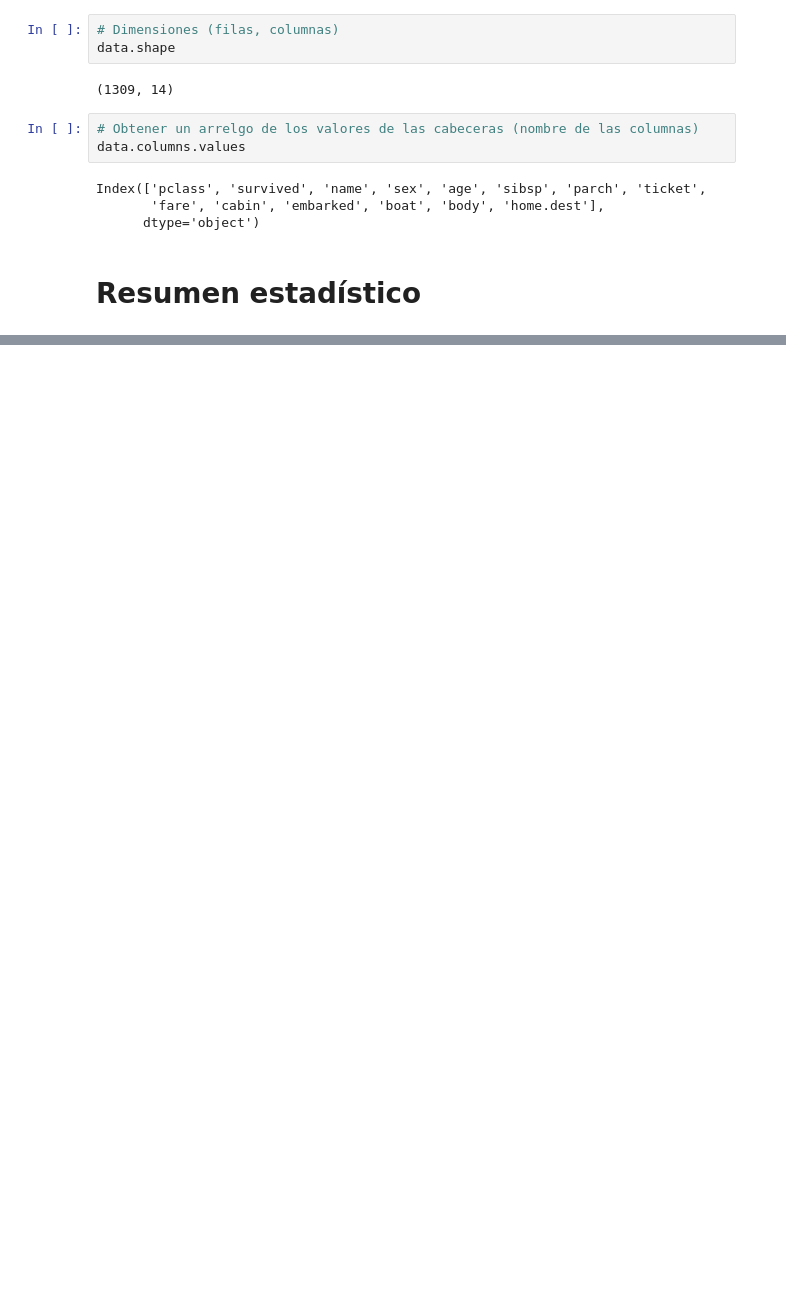
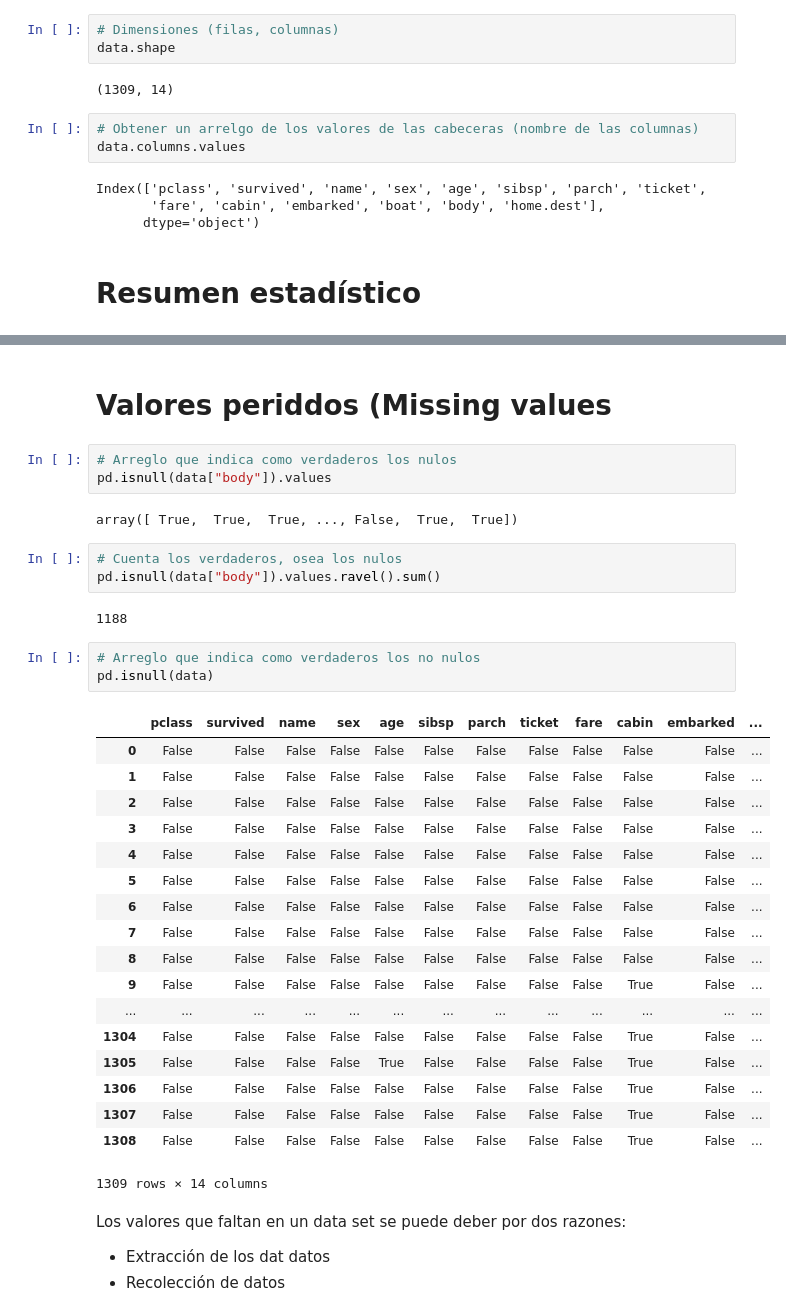
Before and after one commit to smenaaliaga/python-ml-course, a Jupyter notebook: notebooks mio/T1 - 2 - Data Cleaning - Análisis Preliminar de los Datos.ipynb, the cells around one changed output, grey strips where cells are left out. Cells and saved outputs as stored; diff of their text form; blank space fills up the shorter version.

Commit message:
Valores perdidos

```diff
--- a/notebooks mio/T1 - 2 - Data Cleaning - Análisis Preliminar de los Datos.ipynb
+++ b/notebooks mio/T1 - 2 - Data Cleaning - Análisis Preliminar de los Datos.ipynb
@@ -74,0 +59,39 @@ dtype: object
+# %% [markdown]
+# Valores periddos (Missing values
+# %%
+# Arreglo que indica como verdaderos los nulos
+pd.isnull(data["body"]).values
+# %% [output]
+array([ True,  True,  True, ..., False,  True,  True])
+# %%
+# Cuenta los verdaderos, osea los nulos
+pd.isnull(data["body"]).values.ravel().sum()
+# %% [output]
+1188
+# %%
+# Arreglo que indica como verdaderos los no nulos
+pd.isnull(data)
+# %% [output]
+|  | pclass | survived | name | sex | age | sibsp | parch | ticket | fare | cabin | embarked | ... |
+| 0 | False | False | False | False | False | False | False | False | False | False | False | ... |
+| 1 | False | False | False | False | False | False | False | False | False | False | False | ... |
+| 2 | False | False | False | False | False | False | False | False | False | False | False | ... |
+| 3 | False | False | False | False | False | False | False | False | False | False | False | ... |
+| 4 | False | False | False | False | False | False | False | False | False | False | False | ... |
+| 5 | False | False | False | False | False | False | False | False | False | False | False | ... |
+| 6 | False | False | False | False | False | False | False | False | False | False | False | ... |
+| 7 | False | False | False | False | False | False | False | False | False | False | False | ... |
+| 8 | False | False | False | False | False | False | False | False | False | False | False | ... |
+| 9 | False | False | False | False | False | False | False | False | False | True | False | ... |
+| ... | ... | ... | ... | ... | ... | ... | ... | ... | ... | ... | ... | ... |
+| 1304 | False | False | False | False | False | False | False | False | False | True | False | ... |
+| 1305 | False | False | False | False | True | False | False | False | False | True | False | ... |
+| 1306 | False | False | False | False | False | False | False | False | False | True | False | ... |
+| 1307 | False | False | False | False | False | False | False | False | False | True | False | ... |
+| 1308 | False | False | False | False | False | False | False | False | False | True | False | ... |
+1309 rows × 14 columns
+# %% [markdown]
+Los valores que faltan en un data set se puede deber por dos razones:
+
+* Extracción de los dat datos
+* Recolección de datos
```
Also changed, not shown: parts of 1 cell of this notebook.
